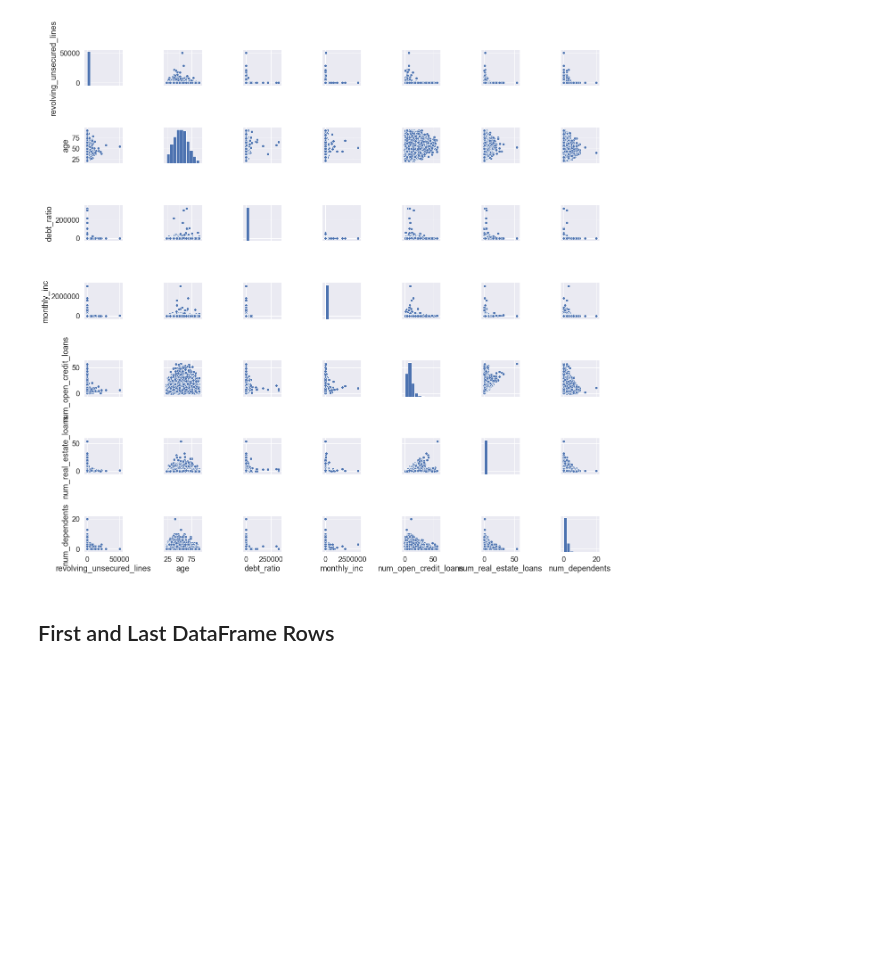
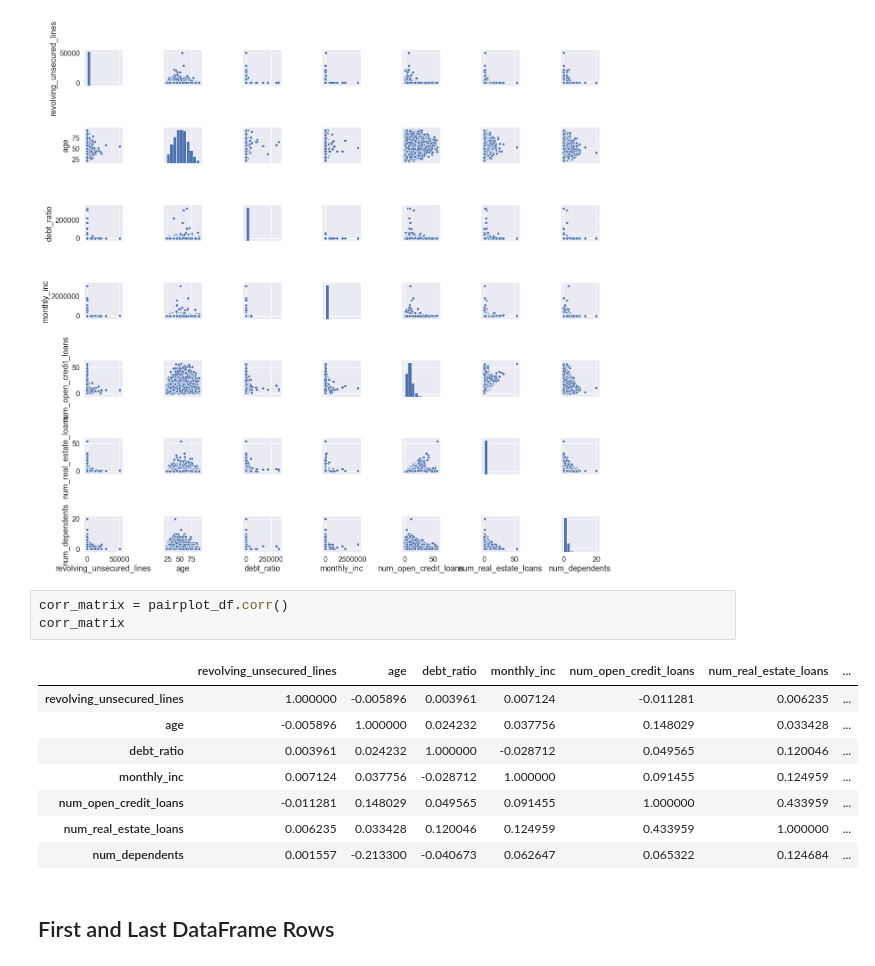
Before and after one commit to AMChierici/rds_final_amc_al, a Jupyter notebook: rds_final_profiling.ipynb, the cells around one changed output. Drawn from its saved outputs; the diff is of its cells as text; blank space fills up the shorter version.

Commit message:
added correlation matrix

```diff
--- a/rds_final_profiling.ipynb
+++ b/rds_final_profiling.ipynb
@@ -488,6 +475,18 @@ sns.pairplot(pairplot_df)
 # %% [output]
 <seaborn.axisgrid.PairGrid at 0x...>
 [figure]
+# %%
+corr_matrix = pairplot_df.corr()
+corr_matrix
+# %% [output]
+|  | revolving_unsecured_lines | age | debt_ratio | monthly_inc | num_open_credit_loans | num_real_estate_loans | ... |
+| revolving_unsecured_lines | 1.000000 | -0.005896 | 0.003961 | 0.007124 | -0.011281 | 0.006235 | ... |
+| age | -0.005896 | 1.000000 | 0.024232 | 0.037756 | 0.148029 | 0.033428 | ... |
+| debt_ratio | 0.003961 | 0.024232 | 1.000000 | -0.028712 | 0.049565 | 0.120046 | ... |
+| monthly_inc | 0.007124 | 0.037756 | -0.028712 | 1.000000 | 0.091455 | 0.124959 | ... |
+| num_open_credit_loans | -0.011281 | 0.148029 | 0.049565 | 0.091455 | 1.000000 | 0.433959 | ... |
+| num_real_estate_loans | 0.006235 | 0.033428 | 0.120046 | 0.124959 | 0.433959 | 1.000000 | ... |
+| num_dependents | 0.001557 | -0.213300 | -0.040673 | 0.062647 | 0.065322 | 0.124684 | ... |
 # %% [markdown]
 ## First and Last DataFrame Rows
 # %% [markdown]
```
Also changed, not shown: parts of 1 cell of this notebook, 1 other file.
